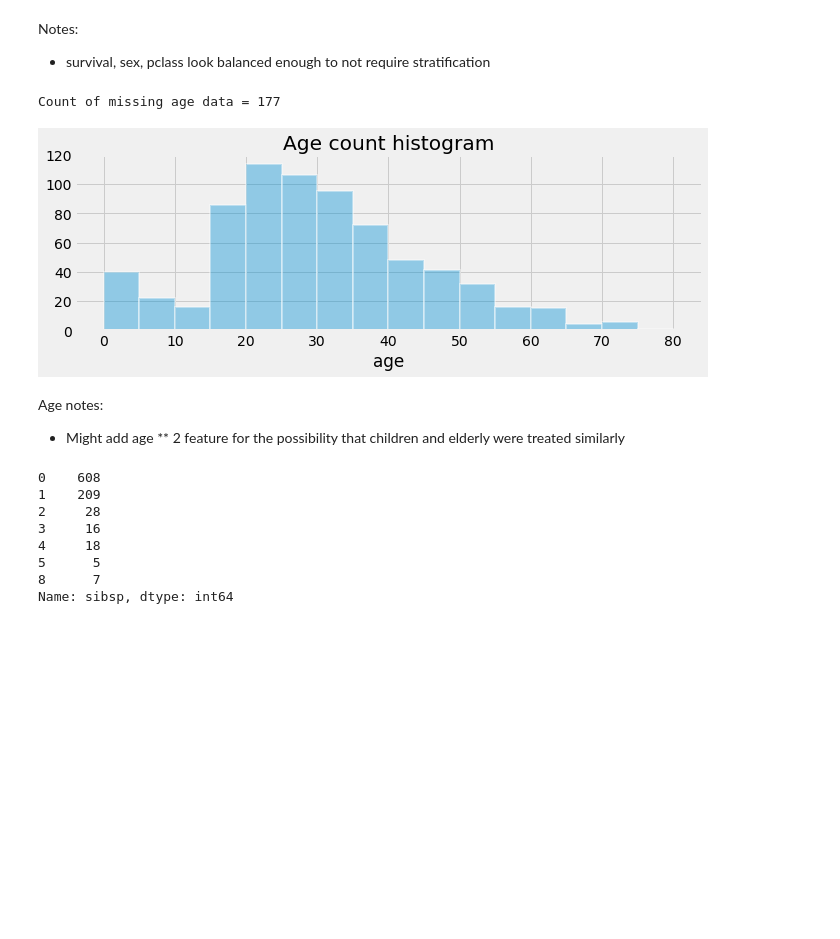
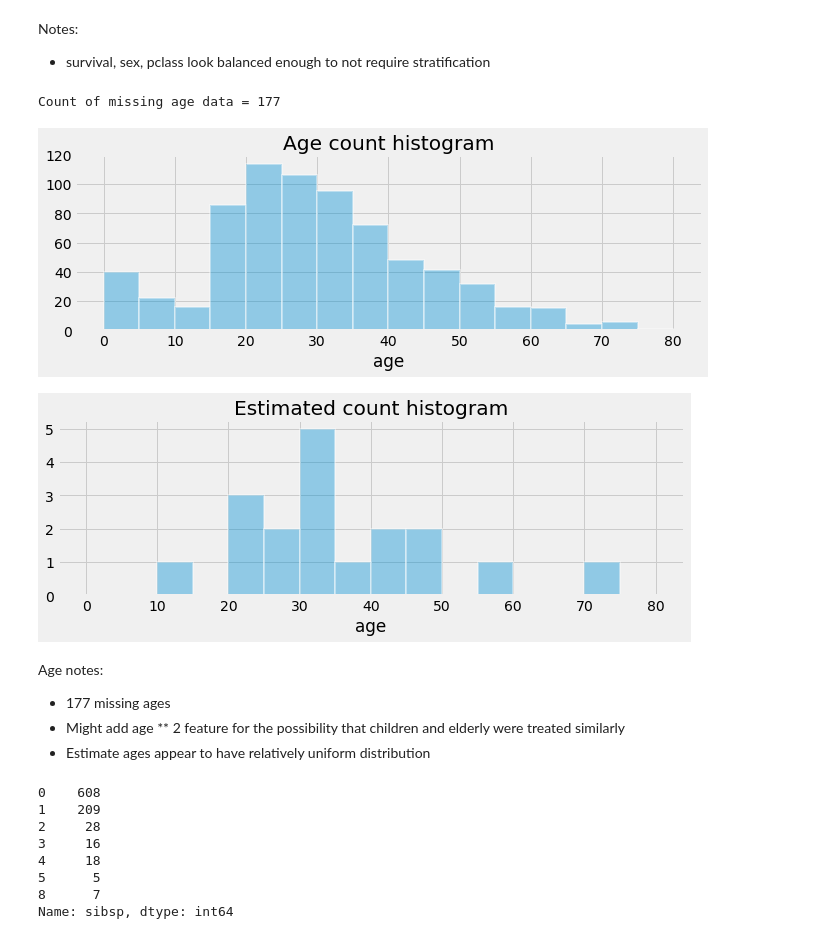
Before and after one commit to pmgasper/handson-ml, a Jupyter notebook: 03_ex3_titanic.ipynb, the cells around one changed output. Drawn from its saved outputs; the diff is of its cells as text; code cells hidden in the pictures; blank space fills up the shorter version.

```diff
--- a/03_ex3_titanic.ipynb
+++ b/03_ex3_titanic.ipynb
@@ -186,20 +186,32 @@ Notes:
 # %%
 # Age data missing
 print('Count of missing age data = {}'.format(data.age.isnull().sum()))
 
 # Age count histogram
 plt.figure(figsize=(10, 3))
 sns.distplot(data.loc[data.age.notnull()].age, hist=True, kde=False,
              bins=np.arange(0, 81, 5),
              hist_kws={'edgecolor':'white', 'linewidth':2})
 plt.title('Age count histogram')
 plt.show()
+
+# Age was esitmated
+plt.figure(figsize=(10, 3))
+sns.distplot(data.loc[data.age % 1 == 0.5].age,
+             hist=True, kde=False,
+             bins=np.arange(0, 81, 5),
+             hist_kws={'edgecolor':'white', 'linewidth':2})
+plt.title('Estimated count histogram')
+plt.show()
 # %% [output]
 Count of missing age data = 177
 [figure]
+[figure, added]
 # %% [markdown]
 Age notes:
+* 177 missing ages
 * Might add age ** 2 feature for the possibility that children and elderly were treated similarly
+* Estimate ages appear to have relatively uniform distribution
 # %%
 # Sibsp value counts
 display(data.sibsp.value_counts().sort_index())
```
Also changed, not shown: parts of 16 cells of this notebook.
